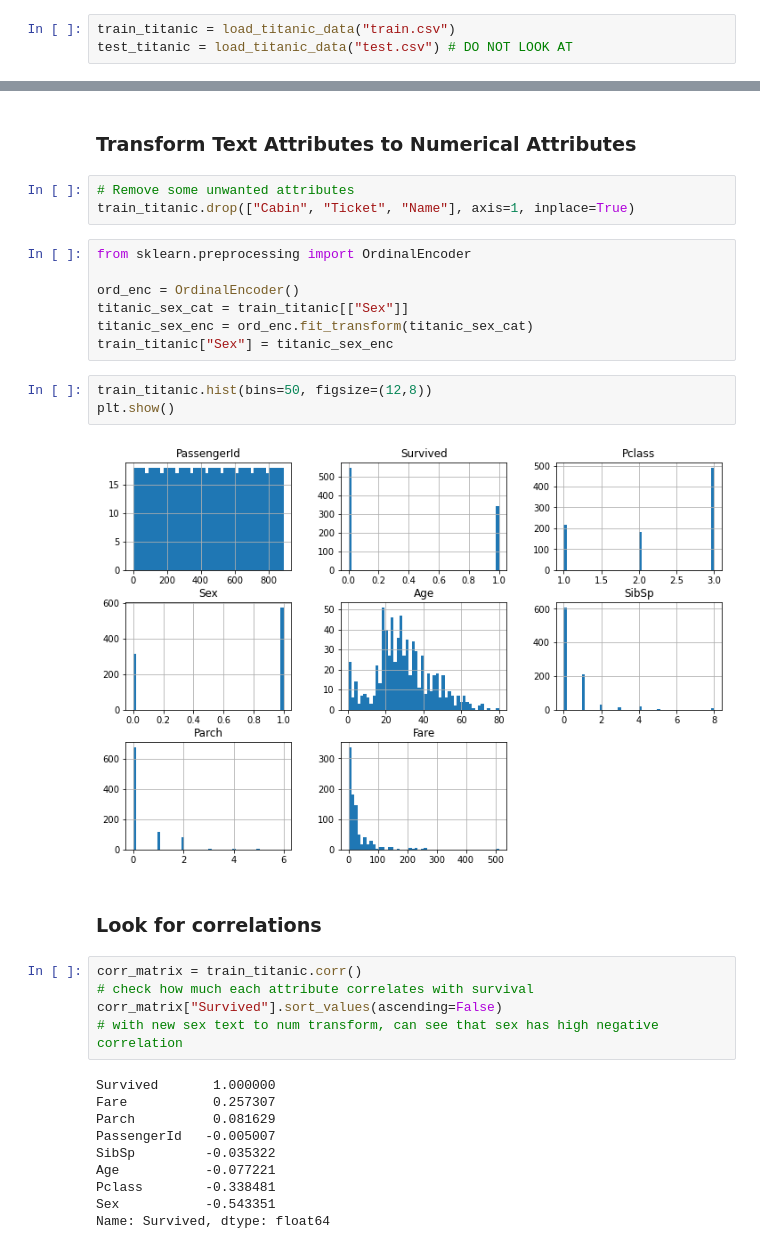
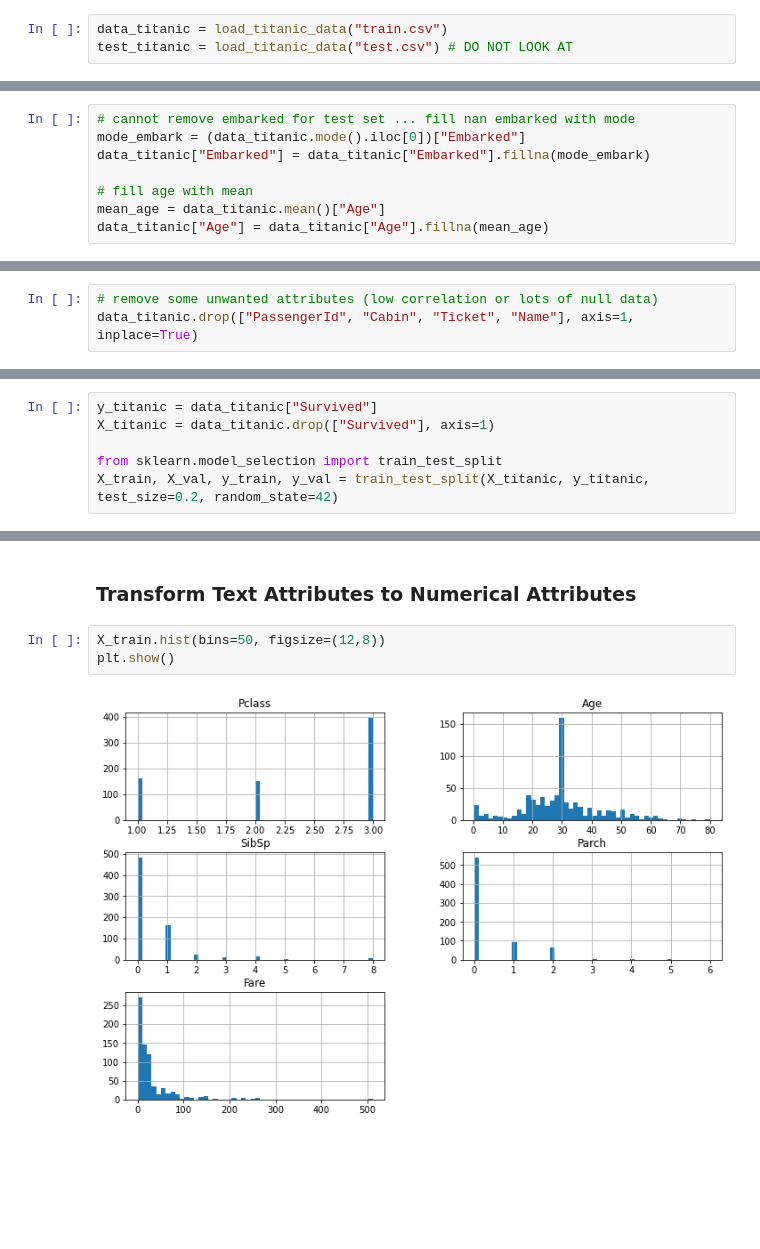
Before and after one commit to john-s-li/hands_on_ml, a Jupyter notebook: 3 - Classification/Titanic Challenge/titanic.ipynb, the cells around one changed output, grey strips where cells are left out. Saved outputs shown, nothing was run; the diff lists cells and outputs as text; blank space fills up the shorter version.

Commit message:
Did more titanic dataset challenge

```diff
--- a/3 - Classification/Titanic Challenge/titanic.ipynb
+++ b/3 - Classification/Titanic Challenge/titanic.ipynb
@@ -14,6 +13,6 @@ import matplotlib.pyplot as plt
 def load_titanic_data(file):
     return pd.read_csv(file)
 # %%
-train_titanic = load_titanic_data("train.csv")
+data_titanic = load_titanic_data("train.csv")
 test_titanic = load_titanic_data("test.csv") # DO NOT LOOK AT
 # %%
@@ -42,0 +42,8 @@ Looks like there is some NaN data...need to clean it up somehow. Will assume tha
+# %%
+# cannot remove embarked for test set ... fill nan embarked with mode
+mode_embark = (data_titanic.mode().iloc[0])["Embarked"]
+data_titanic["Embarked"] = data_titanic["Embarked"].fillna(mode_embark)
+
+# fill age with mean
+mean_age = data_titanic.mean()["Age"]
+data_titanic["Age"] = data_titanic["Age"].fillna(mean_age)
@@ -42,0 +88,3 @@ Looks like there is some NaN data...need to clean it up somehow. Will assume tha
+# %%
+# remove some unwanted attributes (low correlation or lots of null data)
+data_titanic.drop(["PassengerId", "Cabin", "Ticket", "Name"], axis=1, inplace=True)
@@ -42,0 +116,6 @@ Looks like there is some NaN data...need to clean it up somehow. Will assume tha
+# %%
+y_titanic = data_titanic["Survived"]
+X_titanic = data_titanic.drop(["Survived"], axis=1)
+
+from sklearn.model_selection import train_test_split
+X_train, X_val, y_train, y_val = train_test_split(X_titanic, y_titanic, test_size=0.2, random_state=42)
@@ -43,34 +139,7 @@ Looks like there is some NaN data...need to clean it up somehow. Will assume tha
 # %% [markdown]
 ### Transform Text Attributes to Numerical Attributes
-# %%
-# Remove some unwanted attributes
-train_titanic.drop(["Cabin", "Ticket", "Name"], axis=1, inplace=True)
-# %%
-from sklearn.preprocessing import OrdinalEncoder
-
-ord_enc = OrdinalEncoder()
-titanic_sex_cat = train_titanic[["Sex"]]
-titanic_sex_enc = ord_enc.fit_transform(titanic_sex_cat)
-train_titanic["Sex"] = titanic_sex_enc
 # %%
-train_titanic.hist(bins=50, figsize=(12,8))
+X_train.hist(bins=50, figsize=(12,8))
 plt.show()
 # %% [output]
-[figure, old version]
+[figure, new version]
-# %% [markdown]
-### Look for correlations
-# %%
-corr_matrix = train_titanic.corr()
-# check how much each attribute correlates with survival
-corr_matrix["Survived"].sort_values(ascending=False)
-# with new sex text to num transform, can see that sex has high negative correlation
-# %% [output]
-Survived       1.000000
-Fare           0.257307
-Parch          0.081629
-PassengerId   -0.005007
-SibSp         -0.035322
-Age           -0.077221
-Pclass        -0.338481
-Sex           -0.543351
-Name: Survived, dtype: float64
```
Also changed, not shown: parts of 32 cells of this notebook, 3 other files.
